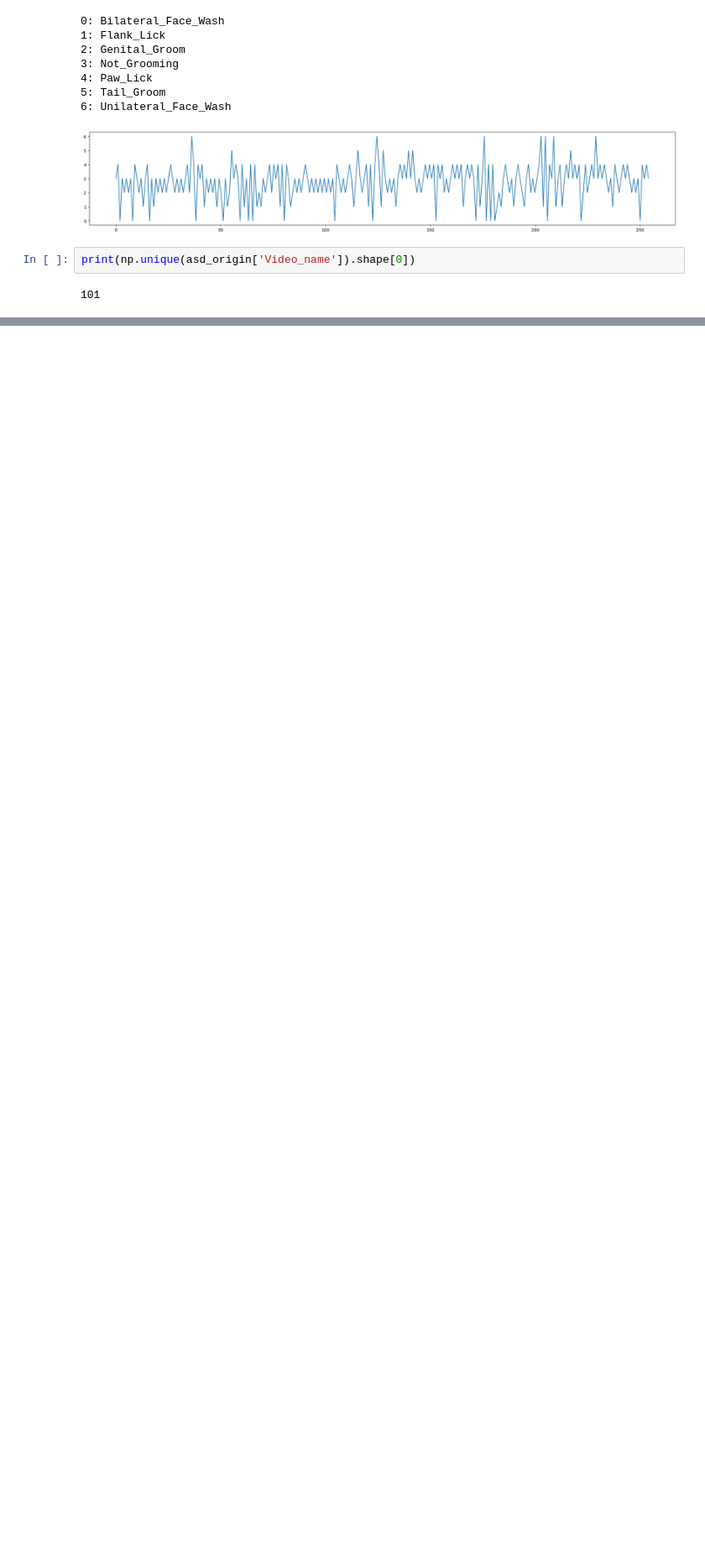
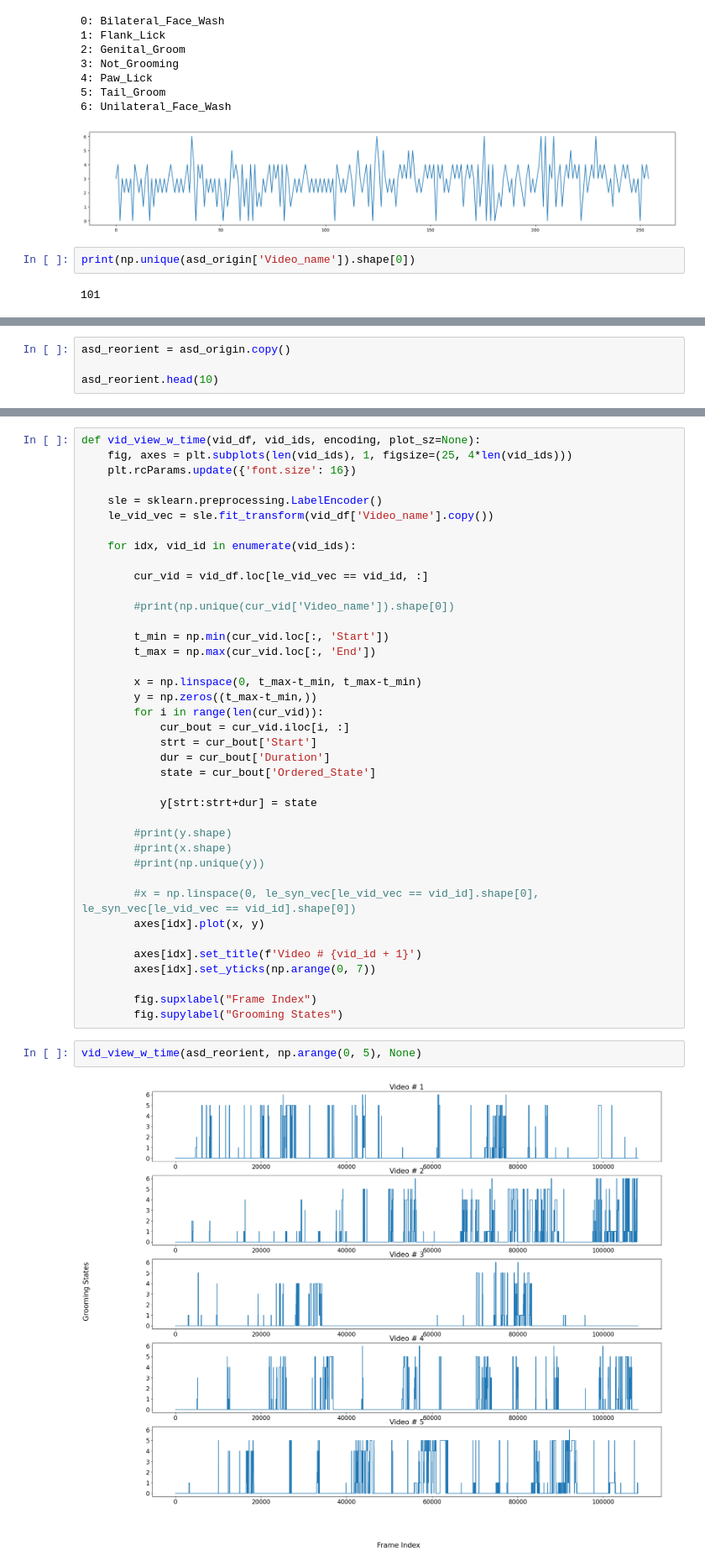
Before and after one commit to brigbrog/Syntactic-Grooming, a Jupyter notebook: data_reader.ipynb, the cells around one changed output, grey strips where cells are left out. Shown: that part at 84% size. Drawn from its saved outputs; the diff is of its cells as text; blank space fills up the shorter version.

Commit message:
time-sensitive and ordered state vis method

```diff
--- a/data_reader.ipynb
+++ b/data_reader.ipynb
@@ -112,0 +113,4 @@ vid_compare(asd_origin, [78, 42, 9, 55])
+# %%
+asd_reorient = asd_origin.copy()
+
+asd_reorient.head(10)
@@ -112,0 +161,43 @@ vid_compare(asd_origin, [78, 42, 9, 55])
+# %%
+def vid_view_w_time(vid_df, vid_ids, encoding, plot_sz=None):
+    fig, axes = plt.subplots(len(vid_ids), 1, figsize=(25, 4*len(vid_ids)))
+    plt.rcParams.update({'font.size': 16})
+
+    sle = sklearn.preprocessing.LabelEncoder()
+    le_vid_vec = sle.fit_transform(vid_df['Video_name'].copy())
+
+    for idx, vid_id in enumerate(vid_ids):
+
+        cur_vid = vid_df.loc[le_vid_vec == vid_id, :]
+
+        #print(np.unique(cur_vid['Video_name']).shape[0])
+
+        t_min = np.min(cur_vid.loc[:, 'Start'])
+        t_max = np.max(cur_vid.loc[:, 'End'])
+
+        x = np.linspace(0, t_max-t_min, t_max-t_min)
+        y = np.zeros((t_max-t_min,))
+        for i in range(len(cur_vid)):
+            cur_bout = cur_vid.iloc[i, :]
+            strt = cur_bout['Start']
+            dur = cur_bout['Duration']
+            state = cur_bout['Ordered_State']
+
+            y[strt:strt+dur] = state
+
+        #print(y.shape)
+        #print(x.shape)
+        #print(np.unique(y))
+
+        #x = np.linspace(0, le_syn_vec[le_vid_vec == vid_id].shape[0], le_syn_vec[le_vid_vec == vid_id].shape[0])
+        axes[idx].plot(x, y)
+
+        axes[idx].set_title(f'Video # {vid_id + 1}')
+        axes[idx].set_yticks(np.arange(0, 7))
+
+        fig.supxlabel("Frame Index")
+        fig.supylabel("Grooming States")
+# %%
+vid_view_w_time(asd_reorient, np.arange(0, 5), None)
+# %% [output]
+[figure, added]
```
Also changed, not shown: parts of 5 cells of this notebook.
